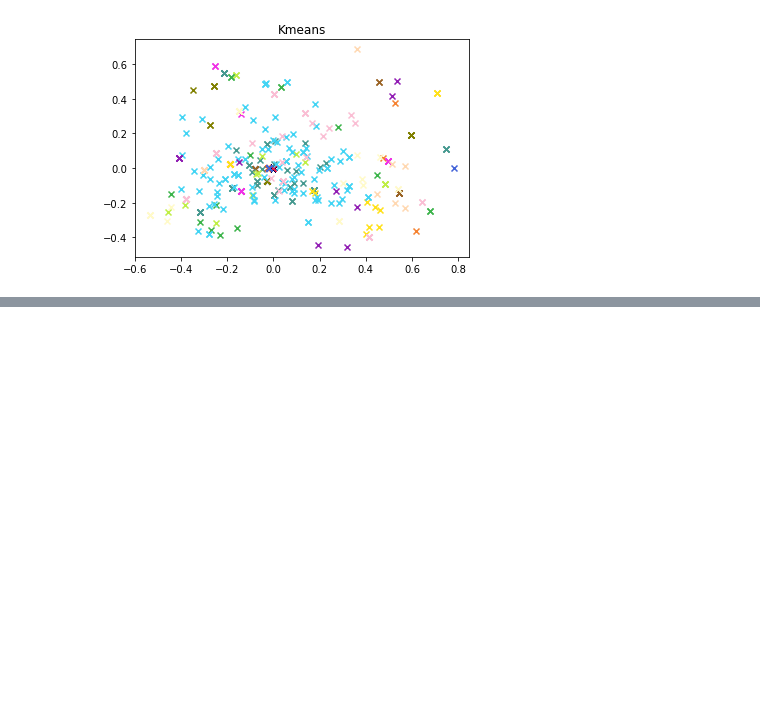
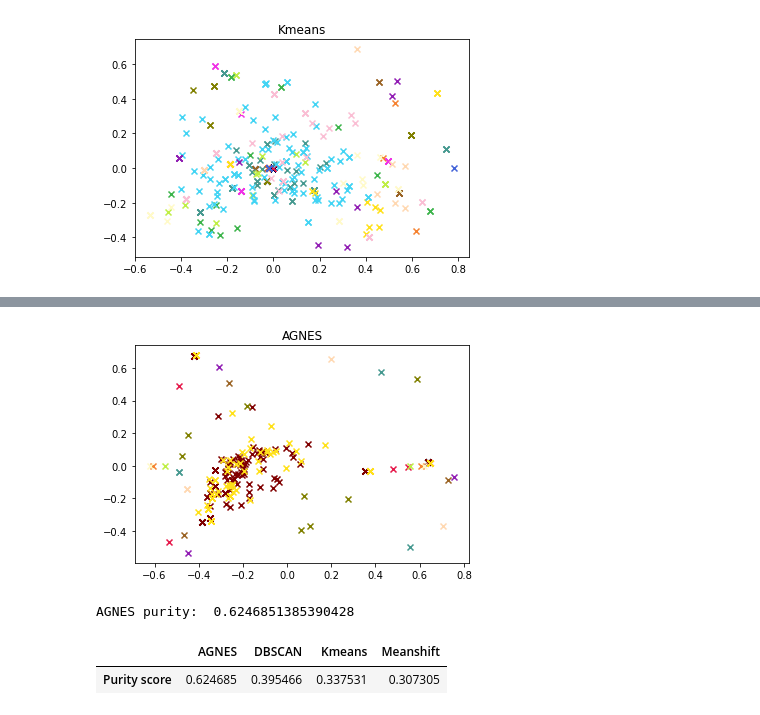
Before and after one commit to JuliusAndreas/DataMining, a Jupyter notebook: Phase 2/clustering.ipynb, the cells around one changed output, grey strips where cells are left out. Cells and saved outputs as stored; diff of their text form; code cells hidden in the pictures; blank space fills up the shorter version.

```diff
--- a/Phase 2/clustering.ipynb
+++ b/Phase 2/clustering.ipynb
@@ -232,0 +311,18 @@ purity:  0.37257019438444927
+# %%
+plot_clusters(agnes.labels_, 'AGNES')
+# %% [output]
+[figure, added]
+# %%
+Y_pred_agnes = agnes.fit_predict(X_test)
+purity = purity_score(Y_pred_agnes, Y_test)
+print('AGNES purity: ', purity)
+# %% [output]
+AGNES purity:  0.6246851385390428
+# %%
+scores_df = pd.DataFrame([[purity_score(Y_pred_agnes, Y_test),purity_score(Y_pred_dbscan, Y_test),
+    purity_score(Y_pred_kmeans, Y_test),purity_score(Y_pred_meanshift, Y_test)]], columns=['AGNES','DBSCAN','Kmeans','Meanshift']
+    , index=['Purity score'])
+scores_df
+# %% [output]
+|  | AGNES | DBSCAN | Kmeans | Meanshift |
+| Purity score | 0.624685 | 0.395466 | 0.337531 | 0.307305 |
```
Also changed, not shown: parts of 17 cells of this notebook.
